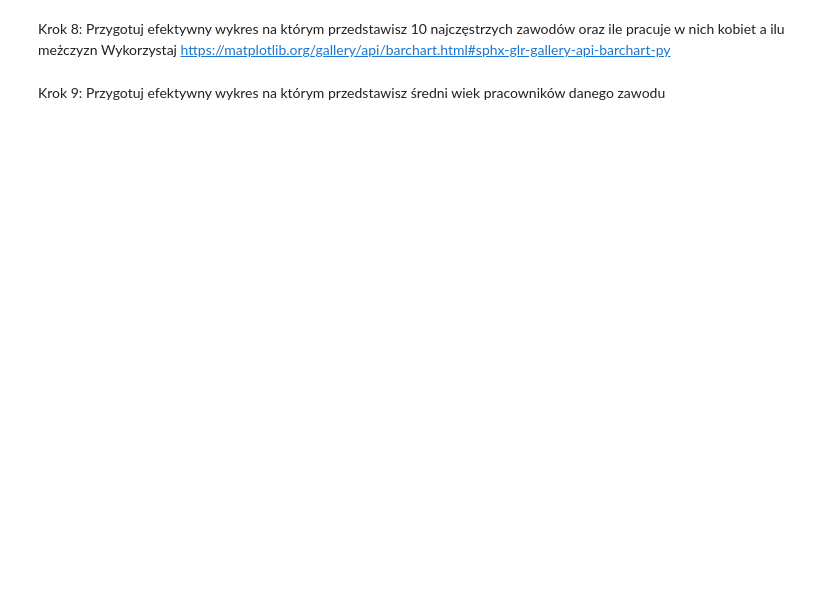
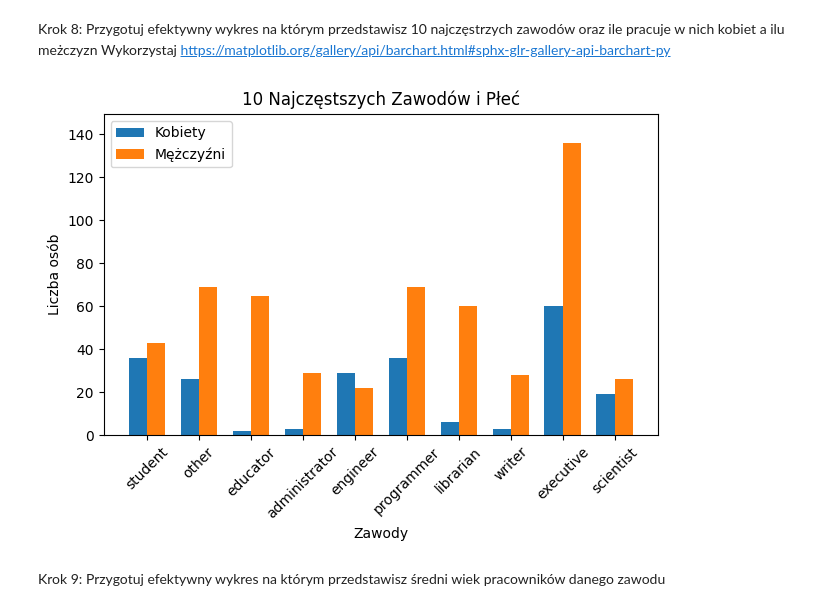
Before and after one commit to sit3kk/Effective_python_solutions, a Jupyter notebook: lab12.ipynb, the cells around one changed output. Saved outputs shown, nothing was run; the diff lists cells and outputs as text; code cells hidden in the pictures; blank space fills up the shorter version.

```diff
--- a/lab12.ipynb
+++ b/lab12.ipynb
@@ -86,5 +275,35 @@ Przygotuj dwa wykresy:
 # %% [markdown]
 Krok 8: Przygotuj efektywny wykres na którym przedstawisz 10 najczęstrzych zawodów oraz ile pracuje w nich kobiet a ilu meżczyzn
 Wykorzystaj https://matplotlib.org/gallery/api/barchart.html#sphx-glr-gallery-api-barchart-py
+# %%
+
+top_occupations = df['occupation'].value_counts().head(10).index
+top_occupations_data = df[df['occupation'].isin(top_occupations)]
+
+occupation_gender_counts = top_occupations_data.groupby(['occupation', 'gender']).size().unstack().fillna(0)
+
+bar_width = 0.35
+
+index = np.arange(len(top_occupations))
+
+bar1 = plt.bar(index, occupation_gender_counts['F'], bar_width, label='Kobiety')
+bar2 = plt.bar(index + bar_width, occupation_gender_counts['M'], bar_width, label='Mężczyźni')
+
+plt.xlabel('Zawody')
+plt.ylabel('Liczba osób')
+plt.title('10 Najczęstszych Zawodów i Płeć')
+
+plt.legend()
+
+plt.xticks(index + bar_width / 2, top_occupations, rotation=45)
+
+
+plt.ylim(0, max(occupation_gender_counts['F'].max(), occupation_gender_counts['M'].max()) * 1.1)
+
+
+plt.tight_layout()
+plt.show()
+# %% [output]
+[figure, added]
 # %% [markdown]
 Krok 9: Przygotuj efektywny wykres na którym przedstawisz średni wiek pracowników danego zawodu
```
Also changed, not shown: parts of 16 cells of this notebook, 2 other files.
